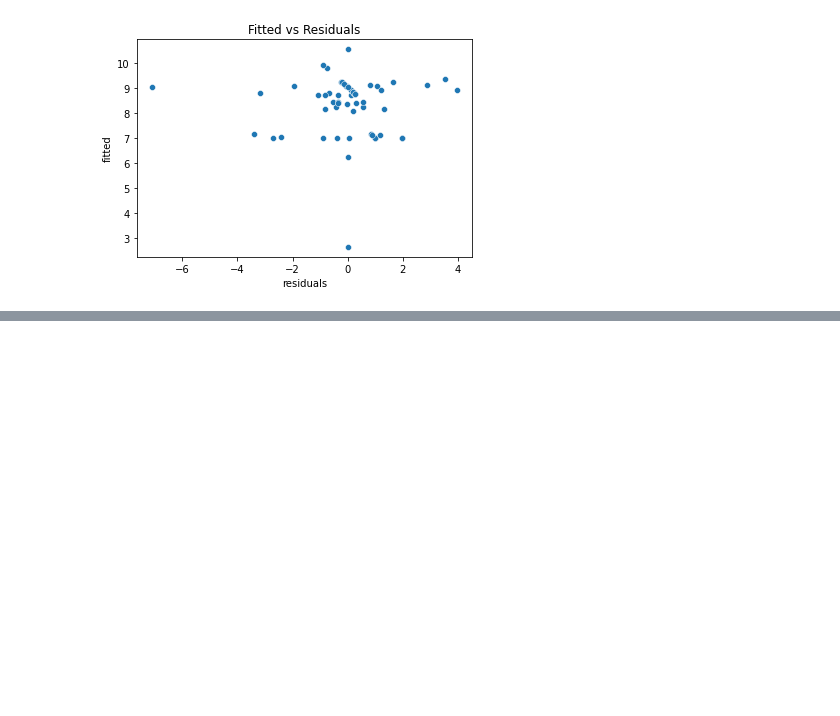
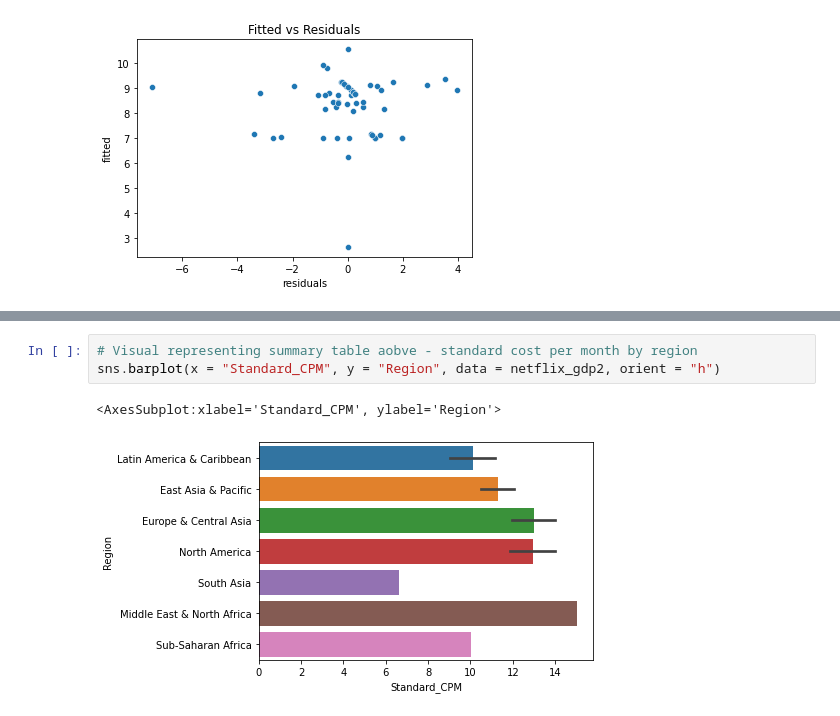
Before and after one commit to cdearman426/DS-Netflix-Project, a Jupyter notebook: gdp_data_cleaning_v1.ipynb, the cells around one changed output, grey strips where cells are left out. Drawn from its saved outputs; the diff is of its cells as text; blank space fills up the shorter version.

```diff
--- a/gdp_data_cleaning_v1.ipynb
+++ b/gdp_data_cleaning_v1.ipynb
@@ -207,0 +246,6 @@ Text(0, 0.5, 'fitted')
+# %%
+# Visual representing summary table aobve - standard cost per month by region
+sns.barplot(x = "Standard_CPM", y = "Region", data = netflix_gdp2, orient = "h")
+# %% [output]
+<AxesSubplot:xlabel='Standard_CPM', ylabel='Region'>
+[figure, added]
```
Also changed, not shown: parts of 19 cells of this notebook.
